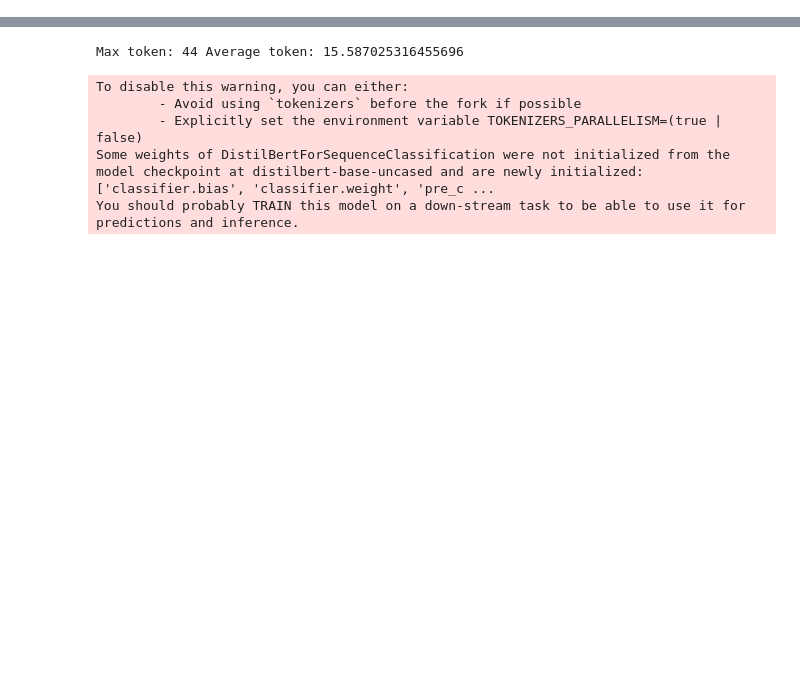
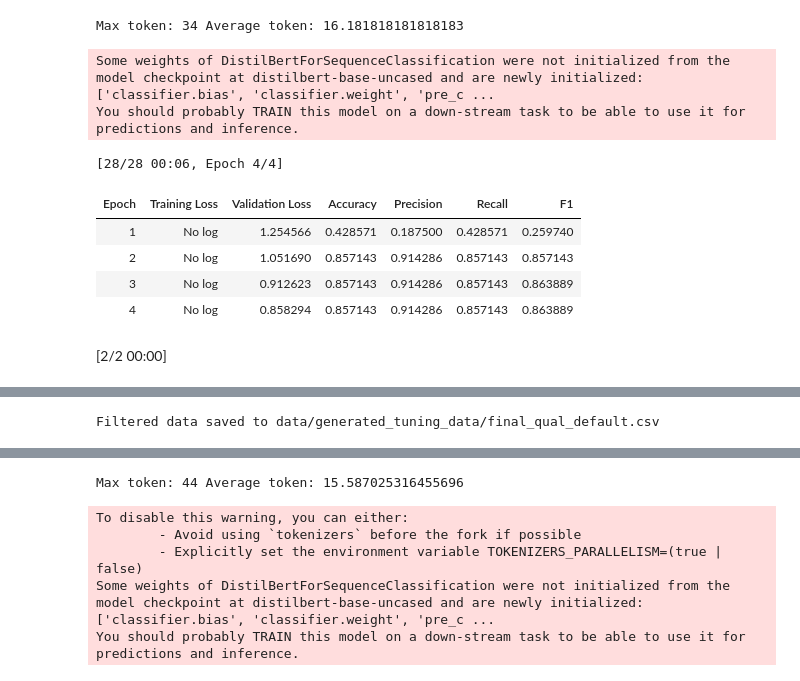
Before and after one commit to laurawpaaby/EduChatEval, a Jupyter notebook: testing_mypython_package.ipynb, the cells around one changed output, grey strips where cells are left out. Cells and saved outputs as stored; diff of their text form; code cells hidden in the pictures; blank space fills up the shorter version.

```diff
--- a/testing_mypython_package.ipynb
+++ b/testing_mypython_package.ipynb
@@ -14,3 +29,3 @@ needs to be flexible in the input it takes in like categories should could be de
 # %%
-
-generator = FrameworkGenerator(model_name="llama-3.2-3b-instruct")
+# Load the generator with the specified model and API URL
+generator = FrameworkGenerator(model_name="llama-3.2-3b-instruct", api_url="http://localhost:1234/v1/completions")
@@ -145,0 +130,18 @@ this is only for pof and probably not a part of the final pipeline
+# %%
+filtered_df = generator.filter_with_classifier(
+    train_data="data/generated_tuning_data/tiny_labeled_default.csv", # the labeled data used for training the classifier provided by user
+    synth_data="data/generated_tuning_data/synth_default_fourtypes.csv", # the synthesized data generated above (the pandas df can also be used here)
+    classifier_model_name = "distilbert-base-uncased", # huggingface model name
+    filtered_save_path="data/generated_tuning_data/final_qual_default.csv" # output path for storage
+)
+# %% [output]
+Max token: 34 Average token: 16.181818181818183
+Some weights of DistilBertForSequenceClassification were not initialized from the model checkpoint at distilbert-base-uncased and are newly initialized: ['classifier.bias', 'classifier.weight', 'pre_c ...
+You should probably TRAIN this model on a down-stream task to be able to use it for predictions and inference.
+[28/28 00:06, Epoch 4/4]
+| Epoch | Training Loss | Validation Loss | Accuracy | Precision | Recall | F1 |
+| 1 | No log | 1.254566 | 0.428571 | 0.187500 | 0.428571 | 0.259740 |
+| 2 | No log | 1.051690 | 0.857143 | 0.914286 | 0.857143 | 0.857143 |
+| 3 | No log | 0.912623 | 0.857143 | 0.914286 | 0.857143 | 0.863889 |
+| 4 | No log | 0.858294 | 0.857143 | 0.914286 | 0.857143 | 0.863889 |
+[2/2 00:00]
@@ -145,0 +149 @@ this is only for pof and probably not a part of the final pipeline
+Filtered data saved to data/generated_tuning_data/final_qual_default.csv
```
Also changed, not shown: parts of 51 cells of this notebook, 41 other files.
